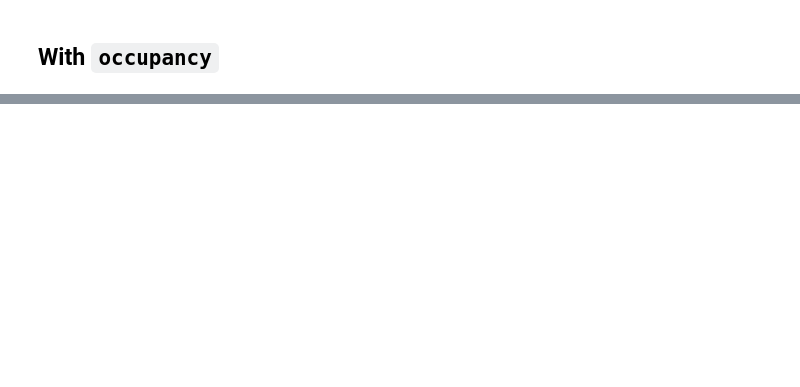
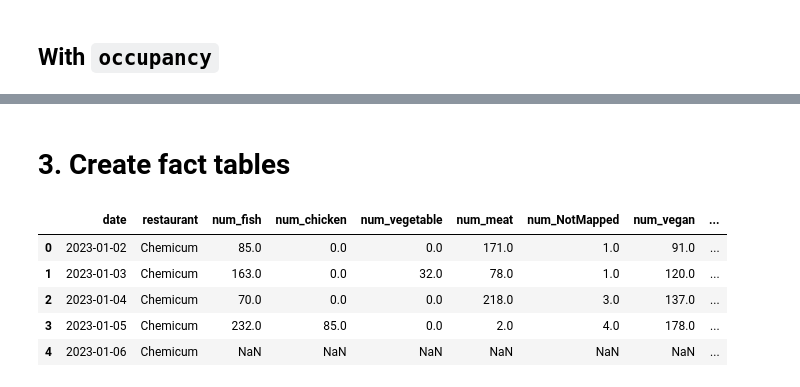
Before and after one commit to Food-Waste-Optimization/Food-Waste-Optimization, a Jupyter notebook: experiments_hoangle/correlations.ipynb, the cells around one changed output, grey strips where cells are left out. Drawn from its saved outputs; the diff is of its cells as text; code cells hidden in the pictures; blank space fills up the shorter version.

```diff
--- a/experiments_hoangle/correlations.ipynb
+++ b/experiments_hoangle/correlations.ipynb
@@ -143,0 +237,2 @@ Freq: D, Name: People flow diff, Length: 106, dtype: int64
+# %% [markdown]
+# 3. Create fact tables
@@ -143,0 +254,17 @@ Freq: D, Name: People flow diff, Length: 106, dtype: int64
+# %%
+foreign_keys = ['restaurant', 'date']
+
+fact = fact\
+    .merge(meals, on=foreign_keys, how='left')\
+    .merge(occupancy, on=foreign_keys, how='left')\
+    .merge(receipts, on=foreign_keys, how='left')\
+    .merge(biowaste, on=foreign_keys, how='left')
+
+fact.head()
+# %% [output]
+|  | date | restaurant | num_fish | num_chicken | num_vegetable | num_meat | num_NotMapped | num_vegan | ... |
+| 0 | 2023-01-02 | Chemicum | 85.0 | 0.0 | 0.0 | 171.0 | 1.0 | 91.0 | ... |
+| 1 | 2023-01-03 | Chemicum | 163.0 | 0.0 | 32.0 | 78.0 | 1.0 | 120.0 | ... |
+| 2 | 2023-01-04 | Chemicum | 70.0 | 0.0 | 0.0 | 218.0 | 3.0 | 137.0 | ... |
+| 3 | 2023-01-05 | Chemicum | 232.0 | 85.0 | 0.0 | 2.0 | 4.0 | 178.0 | ... |
+| 4 | 2023-01-06 | Chemicum | NaN | NaN | NaN | NaN | NaN | NaN | ... |
```
Also changed, not shown: parts of 19 cells of this notebook.
